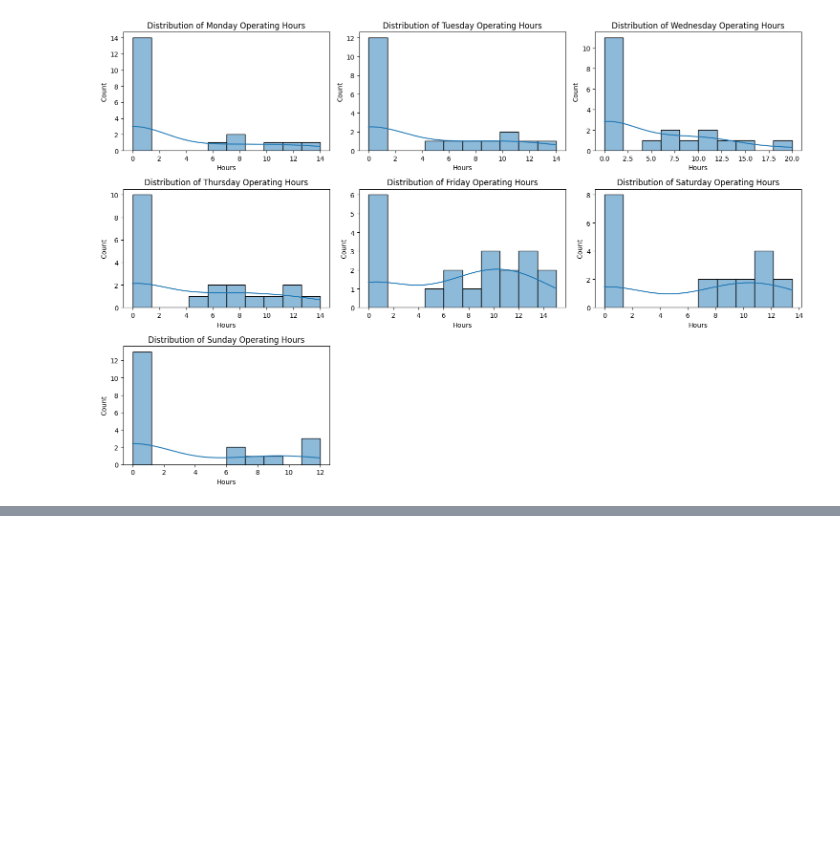
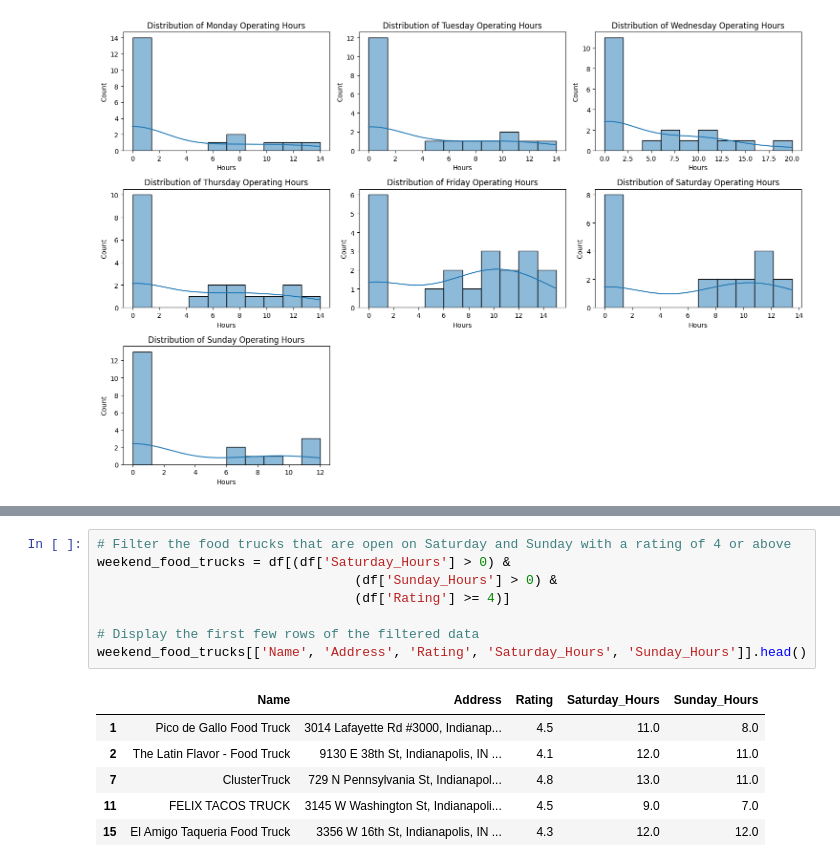
Before and after one commit to 11637721/Xtern_DS_Internship_FoodX, a Jupyter notebook: FoodX_Exploration.ipynb, the cells around one changed output, grey strips where cells are left out. Drawn from its saved outputs; the diff is of its cells as text; blank space fills up the shorter version.

```diff
--- a/FoodX_Exploration.ipynb
+++ b/FoodX_Exploration.ipynb
@@ -207,0 +219,15 @@ plt.show()
+# %%
+# Filter the food trucks that are open on Saturday and Sunday with a rating of 4 or above
+weekend_food_trucks = df[(df['Saturday_Hours'] > 0) &
+                                 (df['Sunday_Hours'] > 0) &
+                                 (df['Rating'] >= 4)]
+
+# Display the first few rows of the filtered data
+weekend_food_trucks[['Name', 'Address', 'Rating', 'Saturday_Hours', 'Sunday_Hours']].head()
+# %% [output]
+|  | Name | Address | Rating | Saturday_Hours | Sunday_Hours |
+| 1 | Pico de Gallo Food Truck | 3014 Lafayette Rd #3000, Indianap... | 4.5 | 11.0 | 8.0 |
+| 2 | The Latin Flavor - Food Truck | 9130 E 38th St, Indianapolis, IN ... | 4.1 | 12.0 | 11.0 |
+| 7 | ClusterTruck | 729 N Pennsylvania St, Indianapol... | 4.8 | 13.0 | 11.0 |
+| 11 | FELIX TACOS TRUCK | 3145 W Washington St, Indianapoli... | 4.5 | 9.0 | 7.0 |
+| 15 | El Amigo Taqueria Food Truck | 3356 W 16th St, Indianapolis, IN ... | 4.3 | 12.0 | 12.0 |
```
Also changed, not shown: parts of 11 cells of this notebook, 3 other files.
